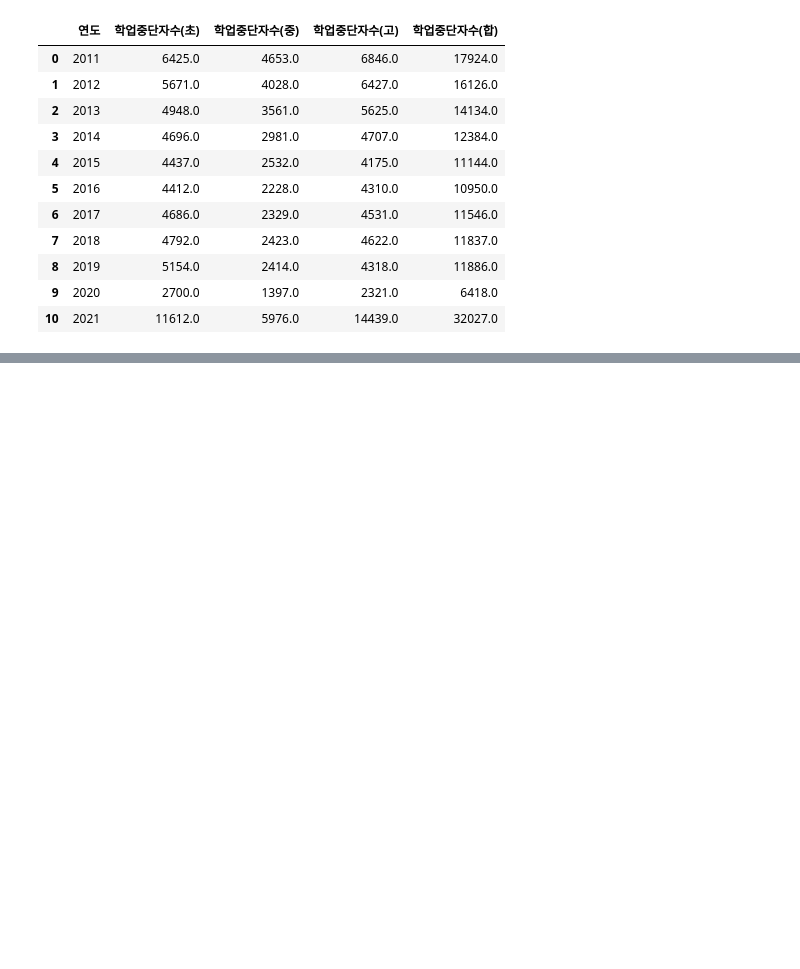
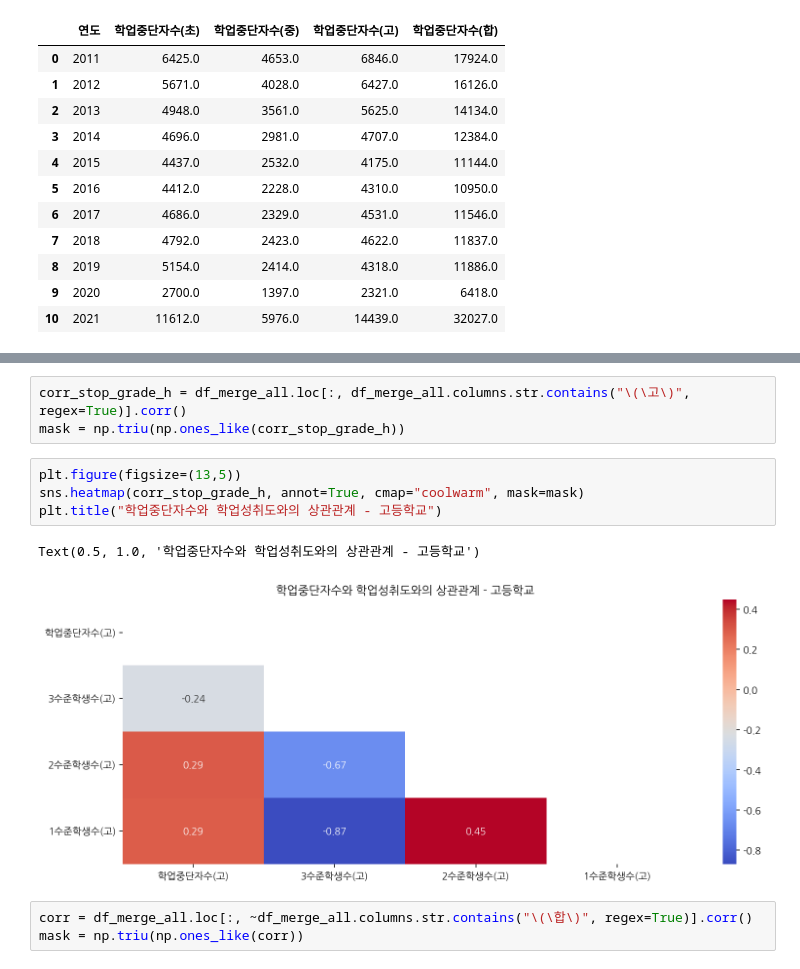
Before and after one commit to moonstar97/Structure, a Jupyter notebook: 가설3번_EDA.ipynb, the cells around one changed output, grey strips where cells are left out. Drawn from its saved outputs; the diff is of its cells as text; blank space fills up the shorter version.

```diff
--- a/가설3번_EDA.ipynb
+++ b/가설3번_EDA.ipynb
@@ -513,0 +719,13 @@ df_pcs
+# %%
+corr_stop_grade_h = df_merge_all.loc[:, df_merge_all.columns.str.contains("\(\고\)", regex=True)].corr()
+mask = np.triu(np.ones_like(corr_stop_grade_h))
+# %%
+plt.figure(figsize=(13,5))
+sns.heatmap(corr_stop_grade_h, annot=True, cmap="coolwarm", mask=mask)
+plt.title("학업중단자수와 학업성취도와의 상관관계 - 고등학교")
+# %% [output]
+Text(0.5, 1.0, '학업중단자수와 학업성취도와의 상관관계 - 고등학교')
+[figure, added]
+# %%
+corr = df_merge_all.loc[:, ~df_merge_all.columns.str.contains("\(\합\)", regex=True)].corr()
+mask = np.triu(np.ones_like(corr))
```
Also changed, not shown: parts of 42 cells of this notebook.
